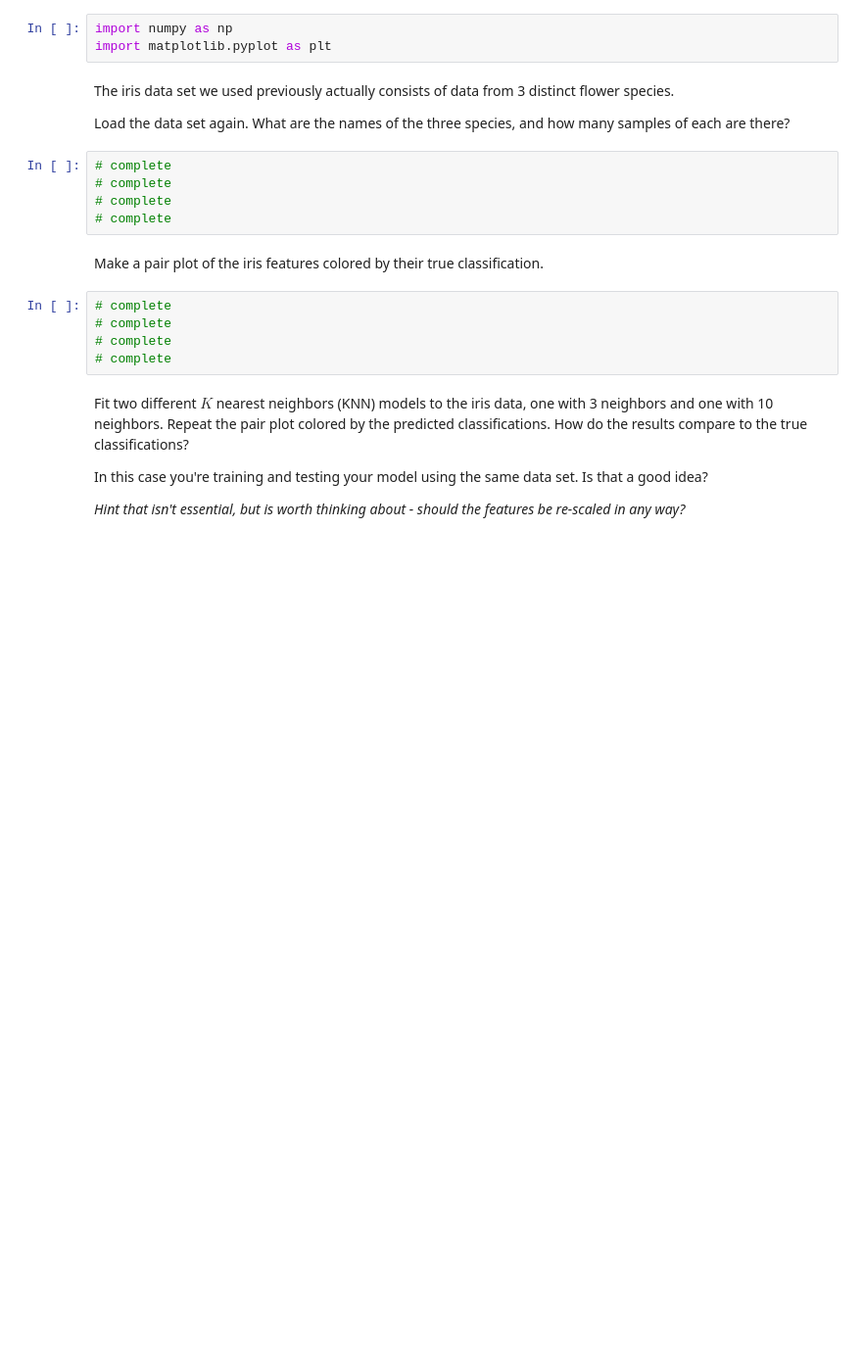
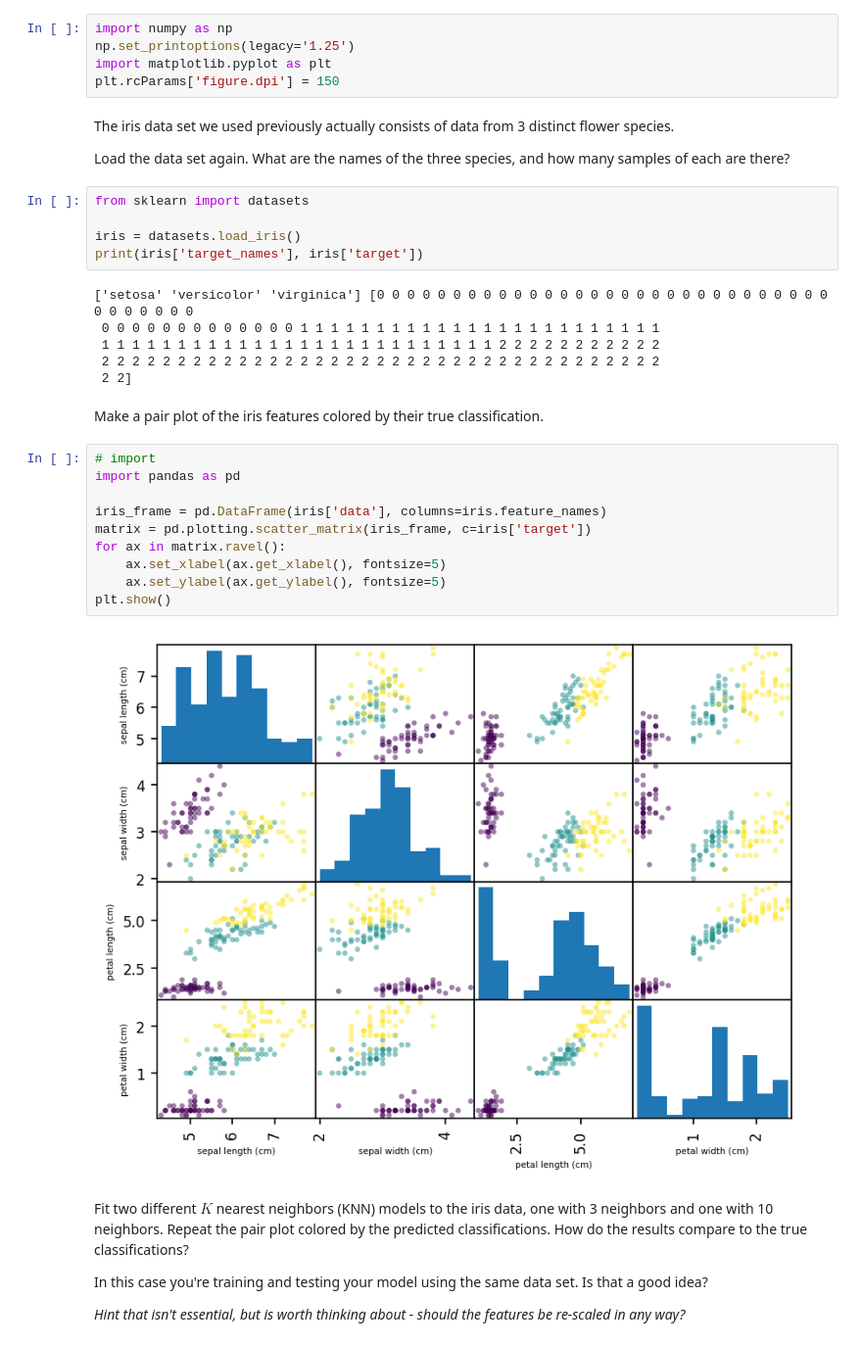
Before and after one commit to ASTR154/classification, a Jupyter notebook: classification.ipynb, the cells around one changed output. Shown: that part at 98% size. Cells and saved outputs as stored; diff of their text form; blank space fills up the shorter version.

```diff
--- a/classification.ipynb
+++ b/classification.ipynb
@@ -4,23 +4,38 @@ By AA Miller (2017 September 16)
 Updated by G Hosseinzadeh (2025 May 15)
 # %%
 import numpy as np
+np.set_printoptions(legacy='1.25')
 import matplotlib.pyplot as plt
+plt.rcParams['figure.dpi'] = 150
 # %% [markdown]
 The iris data set we used previously actually consists of data from 3 distinct flower species.
 
 Load the data set again. What are the names of the three species, and how many samples of each are there?
-# %%
-# complete
-# complete
-# complete
-# complete
+# %%
+from sklearn import datasets
+
+iris = datasets.load_iris()
+print(iris['target_names'], iris['target'])
+# %% [output]
+['setosa' 'versicolor' 'virginica'] [0 0 0 0 0 0 0 0 0 0 0 0 0 0 0 0 0 0 0 0 0 0 0 0 0 0 0 0 0 0 0 0 0 0 0 0 0
+ 0 0 0 0 0 0 0 0 0 0 0 0 0 1 1 1 1 1 1 1 1 1 1 1 1 1 1 1 1 1 1 1 1 1 1 1 1
+ 1 1 1 1 1 1 1 1 1 1 1 1 1 1 1 1 1 1 1 1 1 1 1 1 1 1 2 2 2 2 2 2 2 2 2 2 2
+ 2 2 2 2 2 2 2 2 2 2 2 2 2 2 2 2 2 2 2 2 2 2 2 2 2 2 2 2 2 2 2 2 2 2 2 2 2
+ 2 2]
 # %% [markdown]
 Make a pair plot of the iris features colored by their true classification.
-# %%
-# complete
-# complete
-# complete
-# complete
+# %%
+# import
+import pandas as pd
+
+iris_frame = pd.DataFrame(iris['data'], columns=iris.feature_names)
+matrix = pd.plotting.scatter_matrix(iris_frame, c=iris['target'])
+for ax in matrix.ravel():
+    ax.set_xlabel(ax.get_xlabel(), fontsize=5)
+    ax.set_ylabel(ax.get_ylabel(), fontsize=5)
+plt.show()
+# %% [output]
+[figure, added]
 # %% [markdown]
 Fit two different $K$ nearest neighbors (KNN) models to the iris data, one with 3 neighbors and one with 10 neighbors. Repeat the pair plot colored by the predicted classifications. How do the results compare to the true classifications?
 
```
Also changed, not shown: parts of 6 cells of this notebook.
